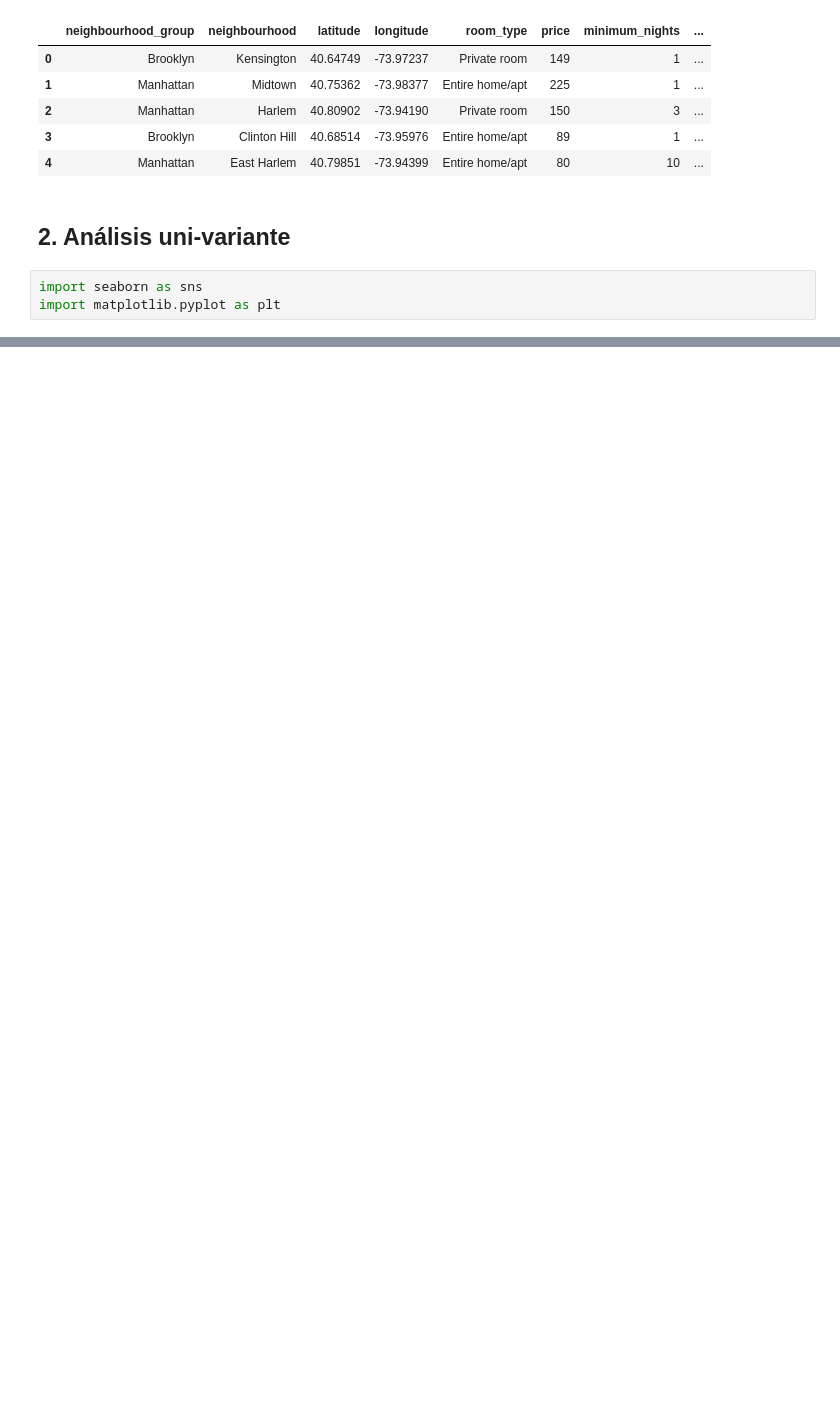
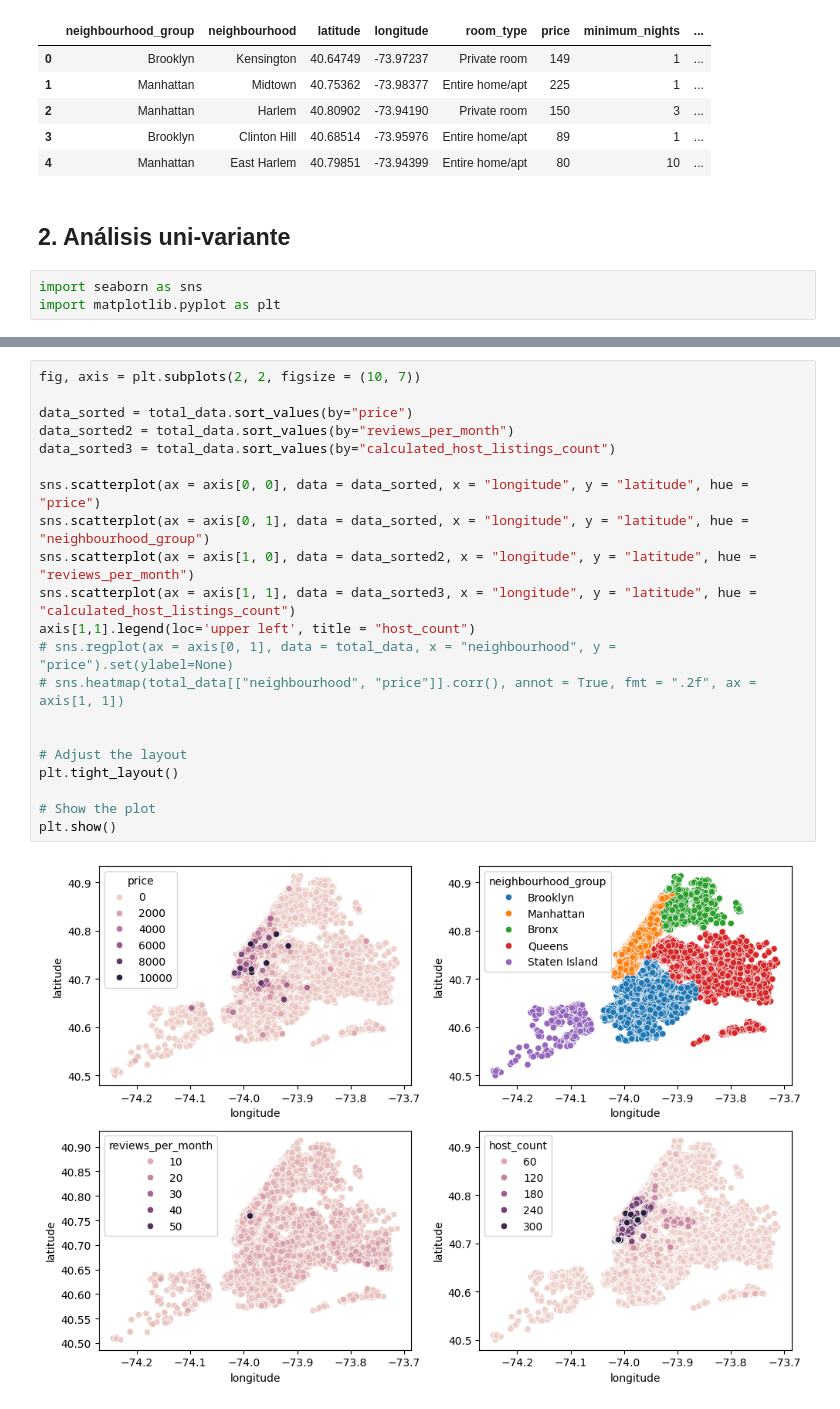
Before and after one commit to Alfonso-wav/EDA_1, a Jupyter notebook: src/explore.ipynb, the cells around one changed output, grey strips where cells are left out. Drawn from its saved outputs; the diff is of its cells as text; blank space fills up the shorter version.

```diff
--- a/src/explore.ipynb
+++ b/src/explore.ipynb
@@ -81,0 +151,23 @@ plt.show()
+# %%
+fig, axis = plt.subplots(2, 2, figsize = (10, 7))
+
+data_sorted = total_data.sort_values(by="price")
+data_sorted2 = total_data.sort_values(by="reviews_per_month")
+data_sorted3 = total_data.sort_values(by="calculated_host_listings_count")
+
+sns.scatterplot(ax = axis[0, 0], data = data_sorted, x = "longitude", y = "latitude", hue = "price")
+sns.scatterplot(ax = axis[0, 1], data = data_sorted, x = "longitude", y = "latitude", hue = "neighbourhood_group")
+sns.scatterplot(ax = axis[1, 0], data = data_sorted2, x = "longitude", y = "latitude", hue = "reviews_per_month")
+sns.scatterplot(ax = axis[1, 1], data = data_sorted3, x = "longitude", y = "latitude", hue = "calculated_host_listings_count")
+axis[1,1].legend(loc='upper left', title = "host_count")
+# sns.regplot(ax = axis[0, 1], data = total_data, x = "neighbourhood", y = "price").set(ylabel=None)
+# sns.heatmap(total_data[["neighbourhood", "price"]].corr(), annot = True, fmt = ".2f", ax = axis[1, 1])
+
+
+# Adjust the layout
+plt.tight_layout()
+
+# Show the plot
+plt.show()
+# %% [output]
+[figure, added]
```
Also changed, not shown: parts of 11 cells of this notebook.
